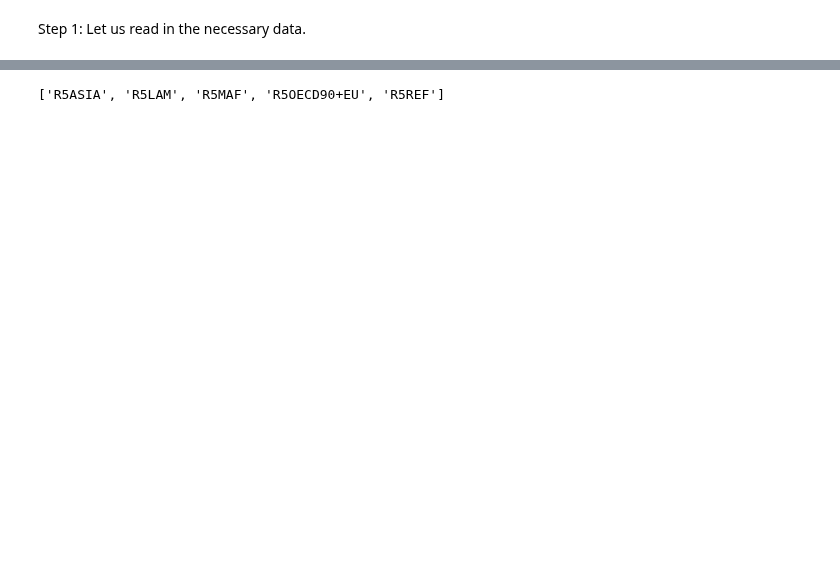
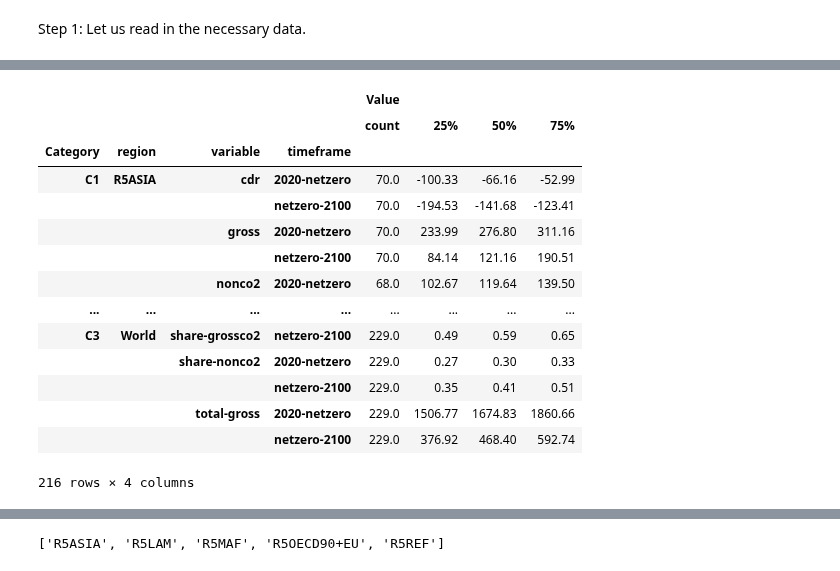
Before and after one commit to gaurav-ganti/2023_ganti_ar6_cdr_assessment, a Jupyter notebook: analysis/203_regional_assessment.ipynb, the cells around one changed output, grey strips where cells are left out. Saved outputs shown, nothing was run; the diff lists cells and outputs as text; code cells hidden in the pictures; blank space fills up the shorter version.

Commit message:
Add assessment of regional gross emissions and CDR

```diff
--- a/analysis/203_regional_assessment.ipynb
+++ b/analysis/203_regional_assessment.ipynb
@@ -53,0 +208,7 @@ df_compiled = pyam.concat(
+# %%
+panel_a_reshaped.loc[:, 'variable'] = (
+    panel_a_reshaped['agg_variable']
+    .apply(
+        lambda x: x.split('_')[0]
+    )
+)
@@ -53,0 +217,7 @@ df_compiled = pyam.concat(
+# %%
+panel_a_reshaped.loc[:, 'region'] = (
+    panel_a_reshaped['agg_variable']
+    .apply(
+        lambda x: x.split('_')[1]
+    )
+)
@@ -53,0 +226,7 @@ df_compiled = pyam.concat(
+# %%
+panel_a_reshaped.loc[:, 'timeframe'] = (
+    panel_a_reshaped['agg_variable']
+    .apply(
+        lambda x: x.split('_')[2]
+    )
+)
@@ -53,0 +235,5 @@ df_compiled = pyam.concat(
+# %%
+panel_a_reshaped.drop(
+    columns='agg_variable',
+    inplace=True
+)
@@ -53,0 +242,28 @@ df_compiled = pyam.concat(
+# %%
+(
+    panel_a_reshaped
+    .groupby(
+        ['Category', 'region', 'variable', 'timeframe']
+    )
+    .describe()
+    .round(2)
+    .loc[
+        :, pd.IndexSlice[:, ['count', '25%', '50%', '75%']]
+    ]
+)
+# %% [output]
+|  |  |  |  | Value |  |  |  |
+|  |  |  |  | count | 25% | 50% | 75% |
+| Category | region | variable | timeframe |  |  |  |  |
+| C1 | R5ASIA | cdr | 2020-netzero | 70.0 | -100.33 | -66.16 | -52.99 |
+|  |  |  | netzero-2100 | 70.0 | -194.53 | -141.68 | -123.41 |
+|  |  | gross | 2020-netzero | 70.0 | 233.99 | 276.80 | 311.16 |
+|  |  |  | netzero-2100 | 70.0 | 84.14 | 121.16 | 190.51 |
+|  |  | nonco2 | 2020-netzero | 68.0 | 102.67 | 119.64 | 139.50 |
+| ... | ... | ... | ... | ... | ... | ... | ... |
+| C3 | World | share-grossco2 | netzero-2100 | 229.0 | 0.49 | 0.59 | 0.65 |
+|  |  | share-nonco2 | 2020-netzero | 229.0 | 0.27 | 0.30 | 0.33 |
+|  |  |  | netzero-2100 | 229.0 | 0.35 | 0.41 | 0.51 |
+|  |  | total-gross | 2020-netzero | 229.0 | 1506.77 | 1674.83 | 1860.66 |
+|  |  |  | netzero-2100 | 229.0 | 376.92 | 468.40 | 592.74 |
+216 rows × 4 columns
```
Also changed, not shown: parts of 23 cells of this notebook.
